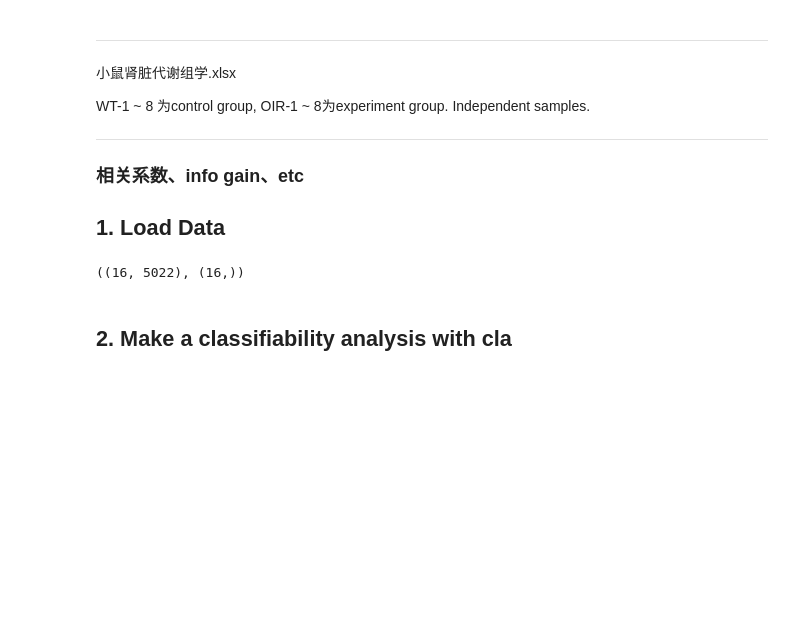
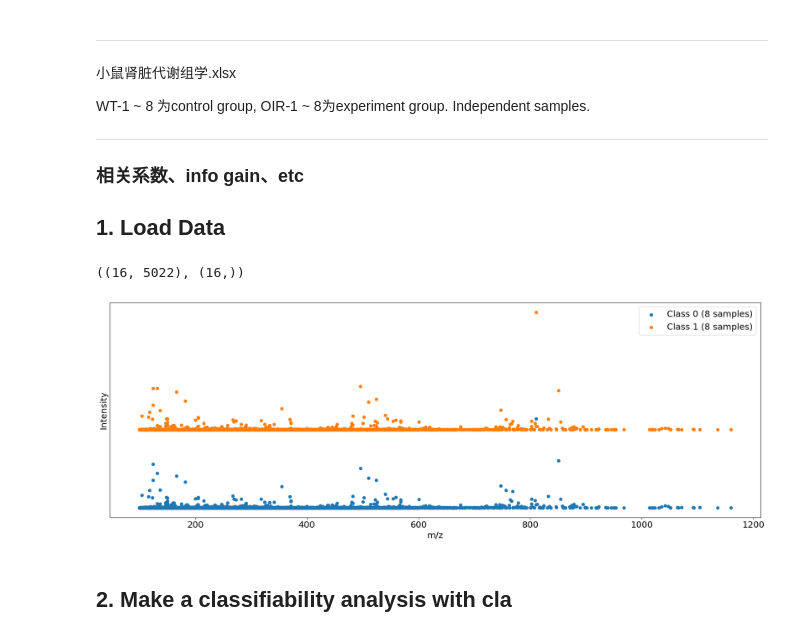
Before and after one commit to zhangys11/qsi-tk, a Jupyter notebook: notebook/qsi.fs - metabolomics.ipynb, the cells around one changed output. Saved outputs shown, nothing was run; the diff lists cells and outputs as text; code cells hidden in the pictures; blank space fills up the shorter version.

```diff
--- a/notebook/qsi.fs - metabolomics.ipynb
+++ b/notebook/qsi.fs - metabolomics.ipynb
@@ -30,6 +29,7 @@ import cla
 path = "metabolomics.txt"
 data = pd.read_csv(path, delimiter = '\t') # ,header=None
 X_names = data.iloc[:5022,4].values.tolist()
+X_names_mz = data.iloc[:5022,1].values.tolist()
 X = data.iloc[:5022,19:].T.values
 y = np.array([0]*int(len(X)/2) + [1]*int(len(X)/2) )
 
@@ -39,21 +39,26 @@ X.shape, y.shape
 # %%
 import pylab, matplotlib
 matplotlib.rcParams.update({'font.size': 18})
 
 plt.figure(figsize = (24,8))
 
 for c in set(y):
     Xc = X[y == c]
     yc = y[y == c]
-    plt.scatter(X_names, np.mean(Xc,axis=0) + c*3*10e6, label= 'Class ' + str(c) + ' (' + str(len(yc)) + ' samples)')
-    plt.legend()
+    plt.scatter(X_names_mz, np.mean(Xc,axis=0) + c*3*10e6, label= 'Class ' + str(c) + ' (' + str(len(yc)) + ' samples)')
 
 # plt.title(u'Averaged Spectrums for Each Category\n')
 plt.xlabel(r'm/z')
 plt.ylabel('Intensity')
 plt.yticks([])
+plt.xticks(rotation=0)
+plt.legend()
 
 matplotlib.rcParams.update({'font.size': 10})
+
+plt.show()
+# %% [output]
+[figure, added]
 # %% [markdown]
 ## 2. Make a classifiability analysis with cla
 # %% [markdown]
```
Also changed, not shown: parts of 13 cells of this notebook, 3 other files.
